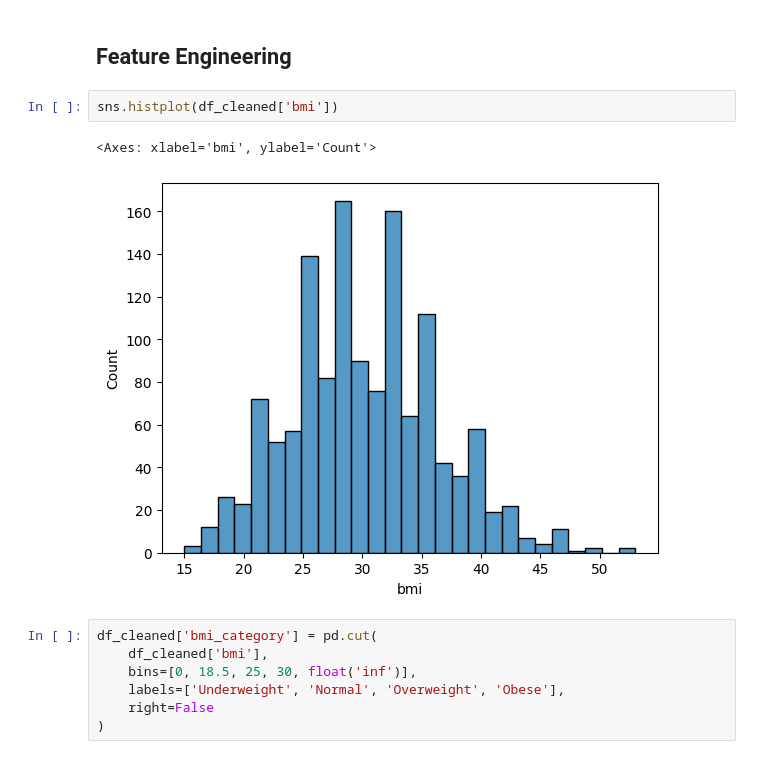
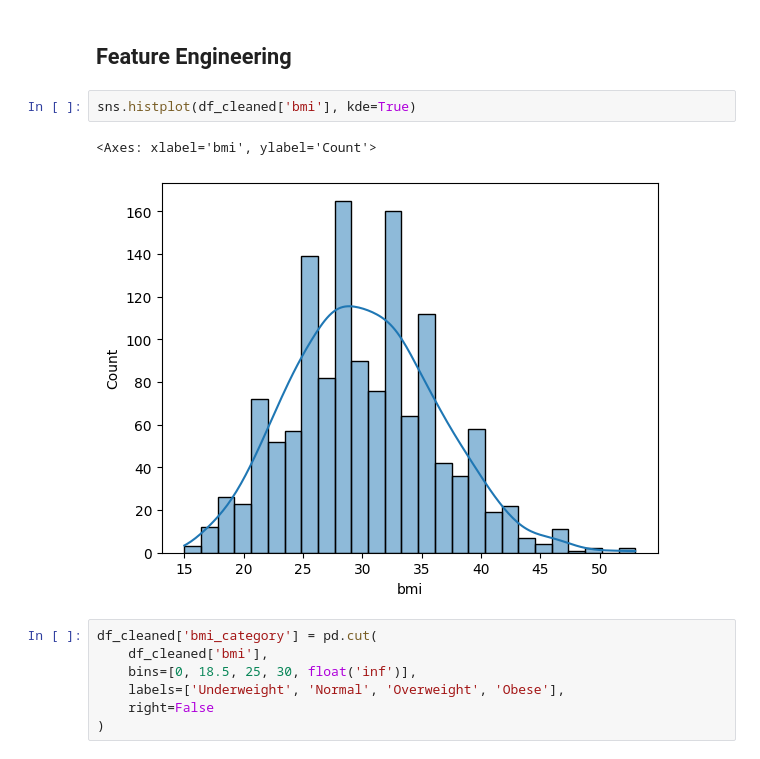
Before and after one commit to thearyal/Machine-Learning-Insurance, a Jupyter notebook: insurance.ipynb, the cells around one changed output. Saved outputs shown, nothing was run; the diff lists cells and outputs as text.

```diff
--- a/insurance.ipynb
+++ b/insurance.ipynb
@@ -250,10 +250,10 @@ df_cleaned.head()
 # %% [markdown]
 ## Feature Engineering
 # %%
-sns.histplot(df_cleaned['bmi'])
+sns.histplot(df_cleaned['bmi'], kde=True)
 # %% [output]
 <Axes: xlabel='bmi', ylabel='Count'>
-[figure, old version]
+[figure, new version]
 # %%
 df_cleaned['bmi_category'] = pd.cut(
     df_cleaned['bmi'],
```
Also changed, not shown: parts of 4 cells of this notebook.
